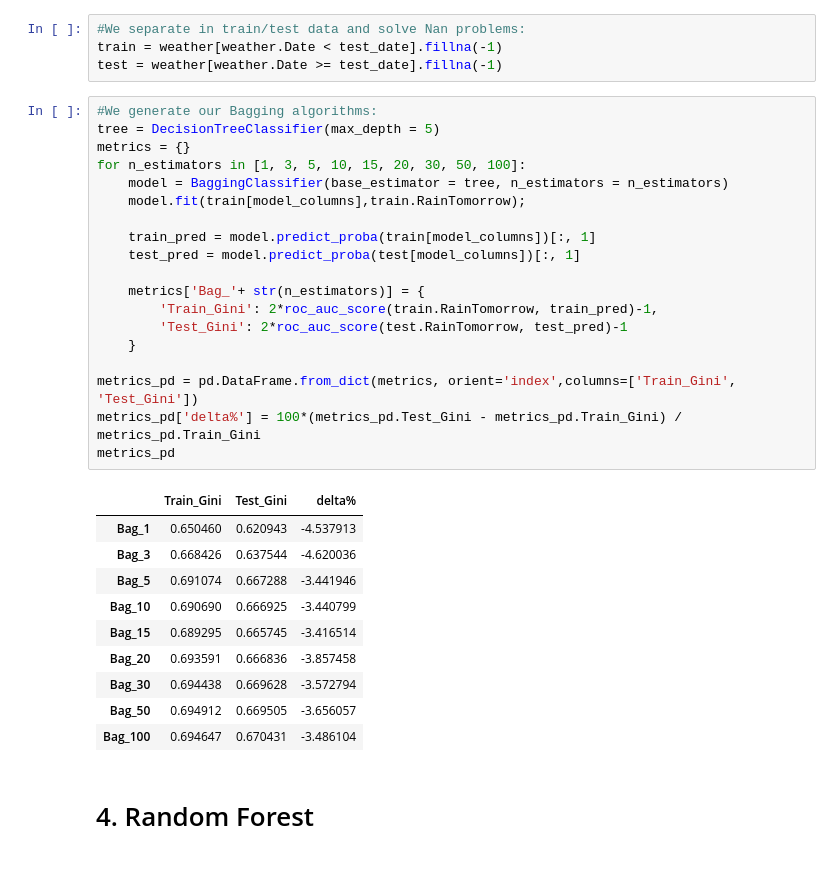
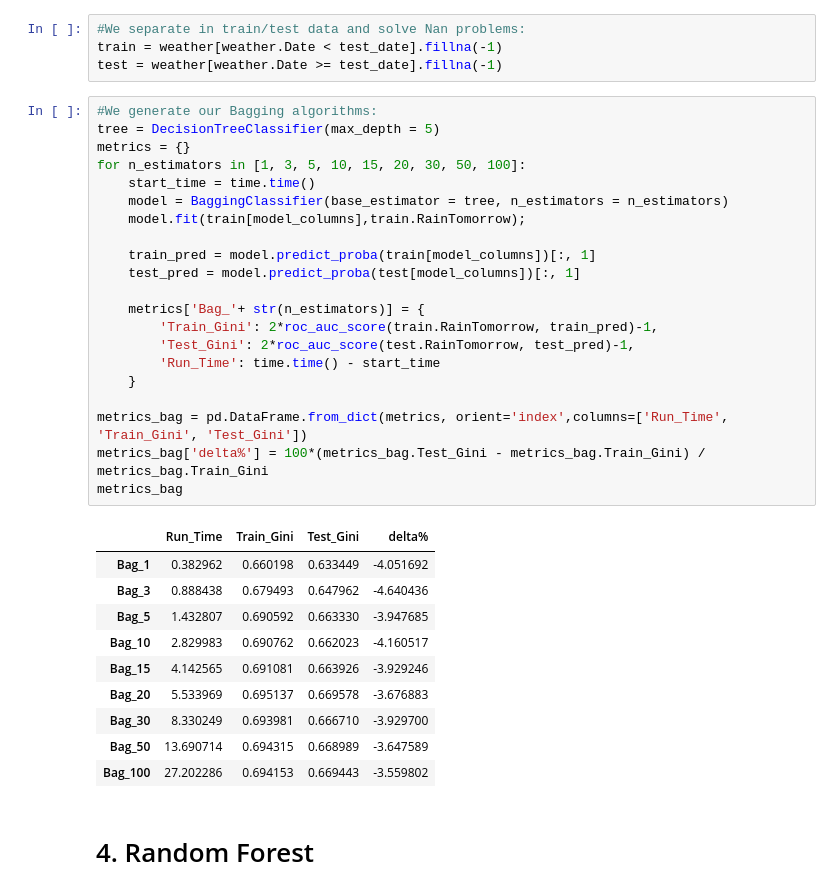
Before and after one commit to GinesMeca/TFG, a Jupyter notebook: notebooks/4. Bagging algorithms.ipynb, the cells around one changed output. Drawn from its saved outputs; the diff is of its cells as text.

Commit message:
Adding Running Time

```diff
--- a/notebooks/4. Bagging algorithms.ipynb
+++ b/notebooks/4. Bagging algorithms.ipynb
@@ -54,33 +55,35 @@ test = weather[weather.Date >= test_date].fillna(-1)
 # %%
 #We generate our Bagging algorithms:
 tree = DecisionTreeClassifier(max_depth = 5)
 metrics = {}
 for n_estimators in [1, 3, 5, 10, 15, 20, 30, 50, 100]:
+    start_time = time.time()
     model = BaggingClassifier(base_estimator = tree, n_estimators = n_estimators)
     model.fit(train[model_columns],train.RainTomorrow);
 
     train_pred = model.predict_proba(train[model_columns])[:, 1]
     test_pred = model.predict_proba(test[model_columns])[:, 1]
 
     metrics['Bag_'+ str(n_estimators)] = {
         'Train_Gini': 2*roc_auc_score(train.RainTomorrow, train_pred)-1,
-        'Test_Gini': 2*roc_auc_score(test.RainTomorrow, test_pred)-1
+        'Test_Gini': 2*roc_auc_score(test.RainTomorrow, test_pred)-1,
+        'Run_Time': time.time() - start_time
     }
 
-metrics_pd = pd.DataFrame.from_dict(metrics, orient='index',columns=['Train_Gini', 'Test_Gini'])
-metrics_pd['delta%'] = 100*(metrics_pd.Test_Gini - metrics_pd.Train_Gini) / metrics_pd.Train_Gini
-metrics_pd
+metrics_bag = pd.DataFrame.from_dict(metrics, orient='index',columns=['Run_Time', 'Train_Gini', 'Test_Gini'])
+metrics_bag['delta%'] = 100*(metrics_bag.Test_Gini - metrics_bag.Train_Gini) / metrics_bag.Train_Gini
+metrics_bag
 # %% [output]
-|  | Train_Gini | Test_Gini | delta% |
-| Bag_1 | 0.650460 | 0.620943 | -4.537913 |
-| Bag_3 | 0.668426 | 0.637544 | -4.620036 |
-| Bag_5 | 0.691074 | 0.667288 | -3.441946 |
-| Bag_10 | 0.690690 | 0.666925 | -3.440799 |
-| Bag_15 | 0.689295 | 0.665745 | -3.416514 |
-| Bag_20 | 0.693591 | 0.666836 | -3.857458 |
-| Bag_30 | 0.694438 | 0.669628 | -3.572794 |
-| Bag_50 | 0.694912 | 0.669505 | -3.656057 |
-| Bag_100 | 0.694647 | 0.670431 | -3.486104 |
+|  | Run_Time | Train_Gini | Test_Gini | delta% |
+| Bag_1 | 0.382962 | 0.660198 | 0.633449 | -4.051692 |
+| Bag_3 | 0.888438 | 0.679493 | 0.647962 | -4.640436 |
+| Bag_5 | 1.432807 | 0.690592 | 0.663330 | -3.947685 |
+| Bag_10 | 2.829983 | 0.690762 | 0.662023 | -4.160517 |
+| Bag_15 | 4.142565 | 0.691081 | 0.663926 | -3.929246 |
+| Bag_20 | 5.533969 | 0.695137 | 0.669578 | -3.676883 |
+| Bag_30 | 8.330249 | 0.693981 | 0.666710 | -3.929700 |
+| Bag_50 | 13.690714 | 0.694315 | 0.668989 | -3.647589 |
+| Bag_100 | 27.202286 | 0.694153 | 0.669443 | -3.559802 |
 # %% [markdown]
 # 4. Random Forest
 # %% [markdown]
```
Also changed, not shown: parts of 6 cells of this notebook, 3 other files.
